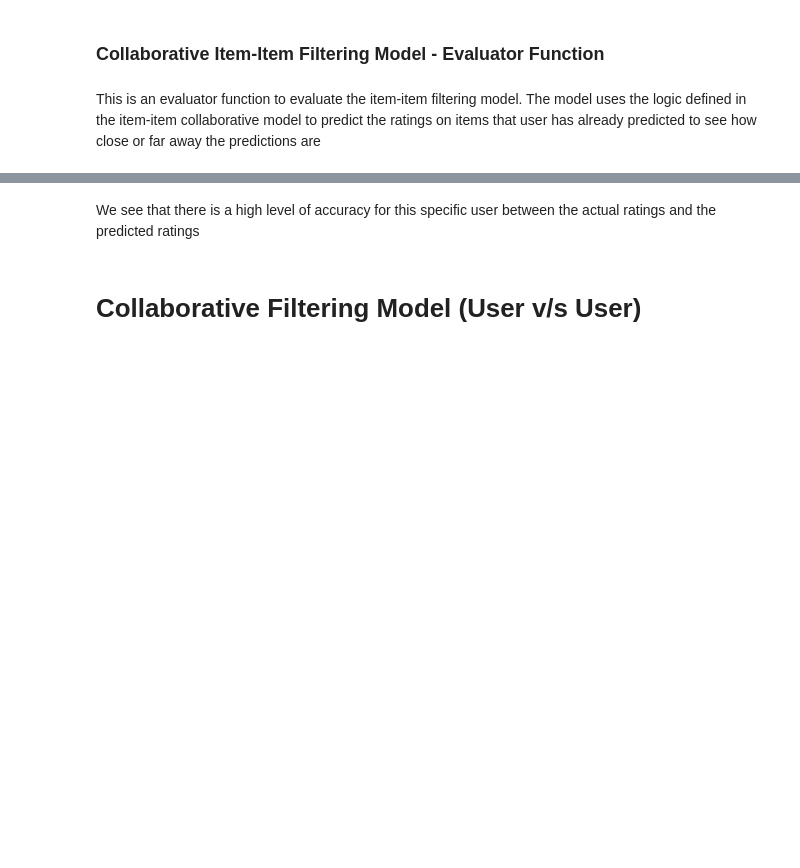
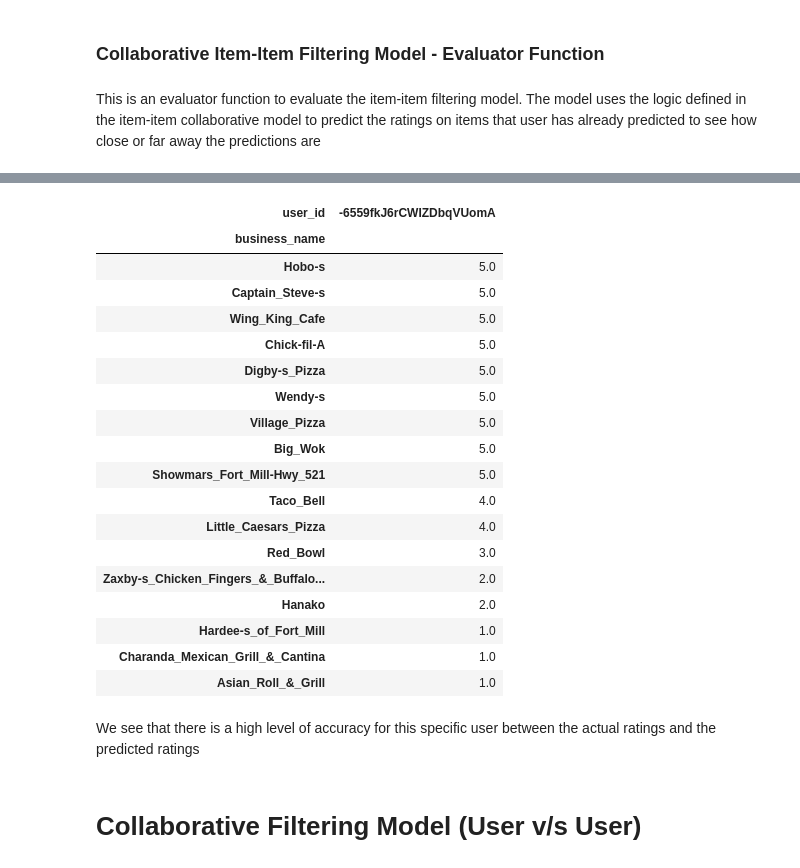
Before and after one commit to Ajinth/Recommender-System, a Jupyter notebook: Code/Yelp_Recommender_System.ipynb, the cells around one changed output, grey strips where cells are left out. Cells and saved outputs as stored; diff of their text form; code cells hidden in the pictures; blank space fills up the shorter version.

```diff
--- a/Code/Yelp_Recommender_System.ipynb
+++ b/Code/Yelp_Recommender_System.ipynb
@@ -916,7 +1032,27 @@ ii_model_evaluator
 # %%
 '''Actual Ratings '''
 actual_ratings = restaurants_df.loc[restaurants_df.index == user,:][user_rated_list(user)].T
-actual_ratings
+actual_ratings.sort_values(by=user, ascending=False)
+# %% [output]
+| user_id | -6559fkJ6rCWIZDbqVUomA |
+| business_name |  |
+| Hobo-s | 5.0 |
+| Captain_Steve-s | 5.0 |
+| Wing_King_Cafe | 5.0 |
+| Chick-fil-A | 5.0 |
+| Digby-s_Pizza | 5.0 |
+| Wendy-s | 5.0 |
+| Village_Pizza | 5.0 |
+| Big_Wok | 5.0 |
+| Showmars_Fort_Mill-Hwy_521 | 5.0 |
+| Taco_Bell | 4.0 |
+| Little_Caesars_Pizza | 4.0 |
+| Red_Bowl | 3.0 |
+| Zaxby-s_Chicken_Fingers_&_Buffalo... | 2.0 |
+| Hanako | 2.0 |
+| Hardee-s_of_Fort_Mill | 1.0 |
+| Charanda_Mexican_Grill_&_Cantina | 1.0 |
+| Asian_Roll_&_Grill | 1.0 |
 # %% [markdown]
 We see that there is a high level of accuracy for this specific user between the actual ratings and the predicted ratings
 # %% [markdown]
```
Also changed, not shown: parts of 22 cells of this notebook.
